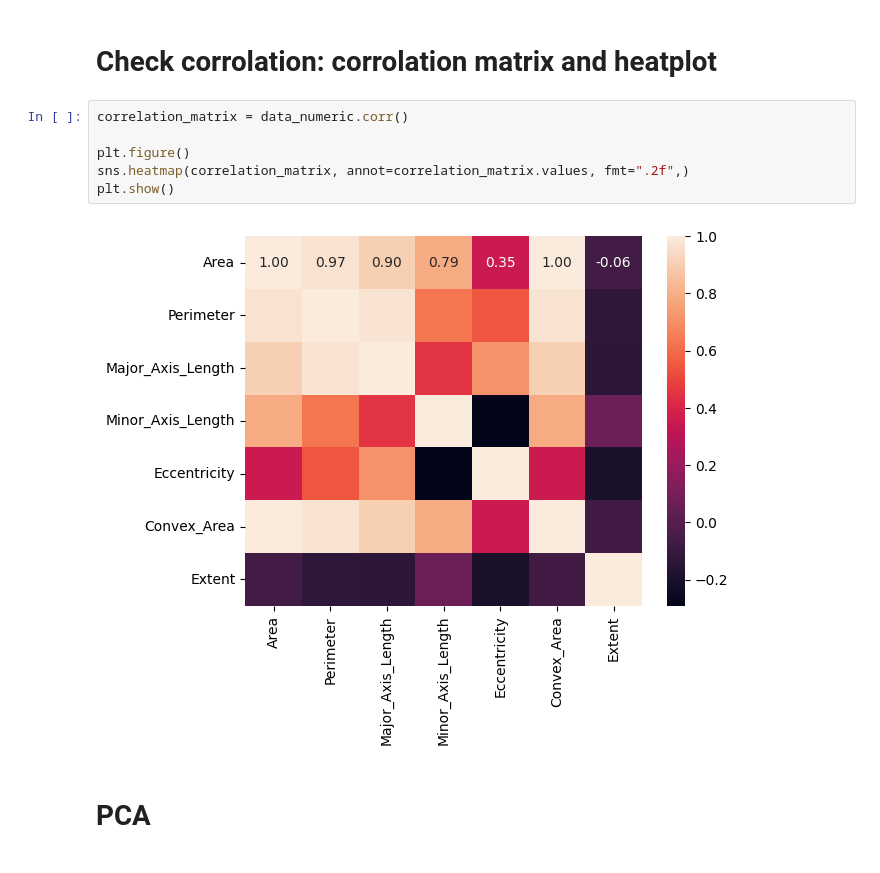
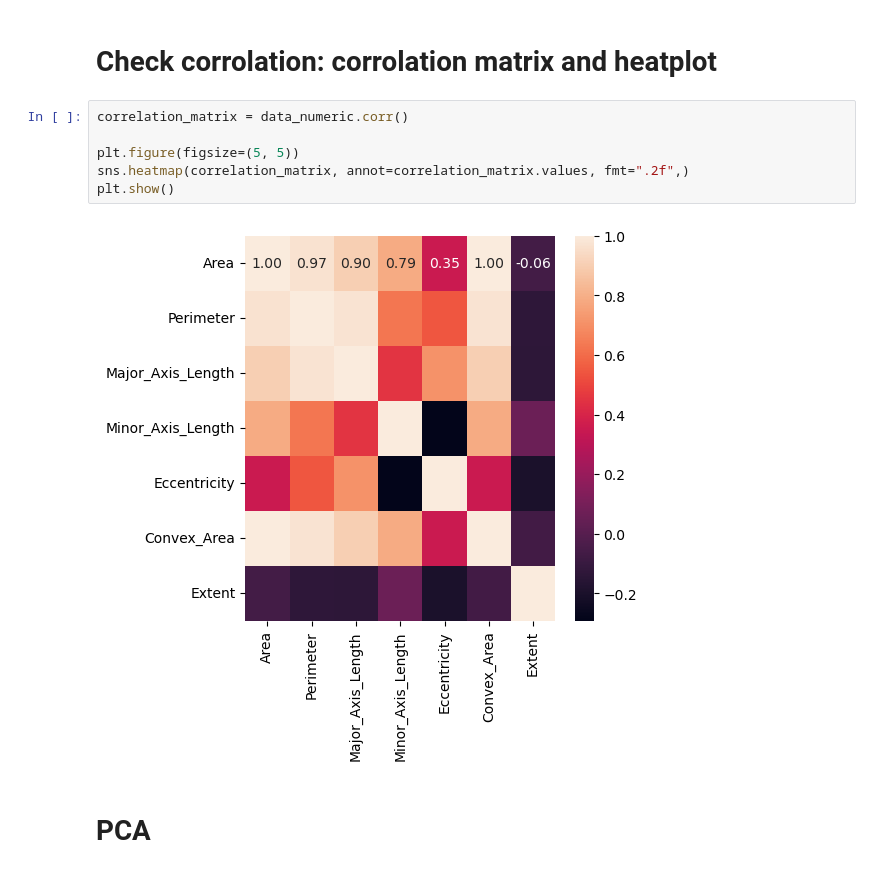
Before and after one commit to dzzz707/02450project1-group66, a Jupyter notebook: group66.ipynb, the cells around one changed output. Saved outputs shown, nothing was run; the diff lists cells and outputs as text.

```diff
--- a/group66.ipynb
+++ b/group66.ipynb
@@ -187,11 +126,11 @@ Ran project1_data Outliers
 # %%
 correlation_matrix = data_numeric.corr()
 
-plt.figure()
+plt.figure(figsize=(5, 5))
 sns.heatmap(correlation_matrix, annot=correlation_matrix.values, fmt=".2f",)
 plt.show()
 # %% [output]
-[figure, old version]
+[figure, new version]
 # %% [markdown]
 # PCA
 # %%
```
Also changed, not shown: parts of 10 cells of this notebook.
